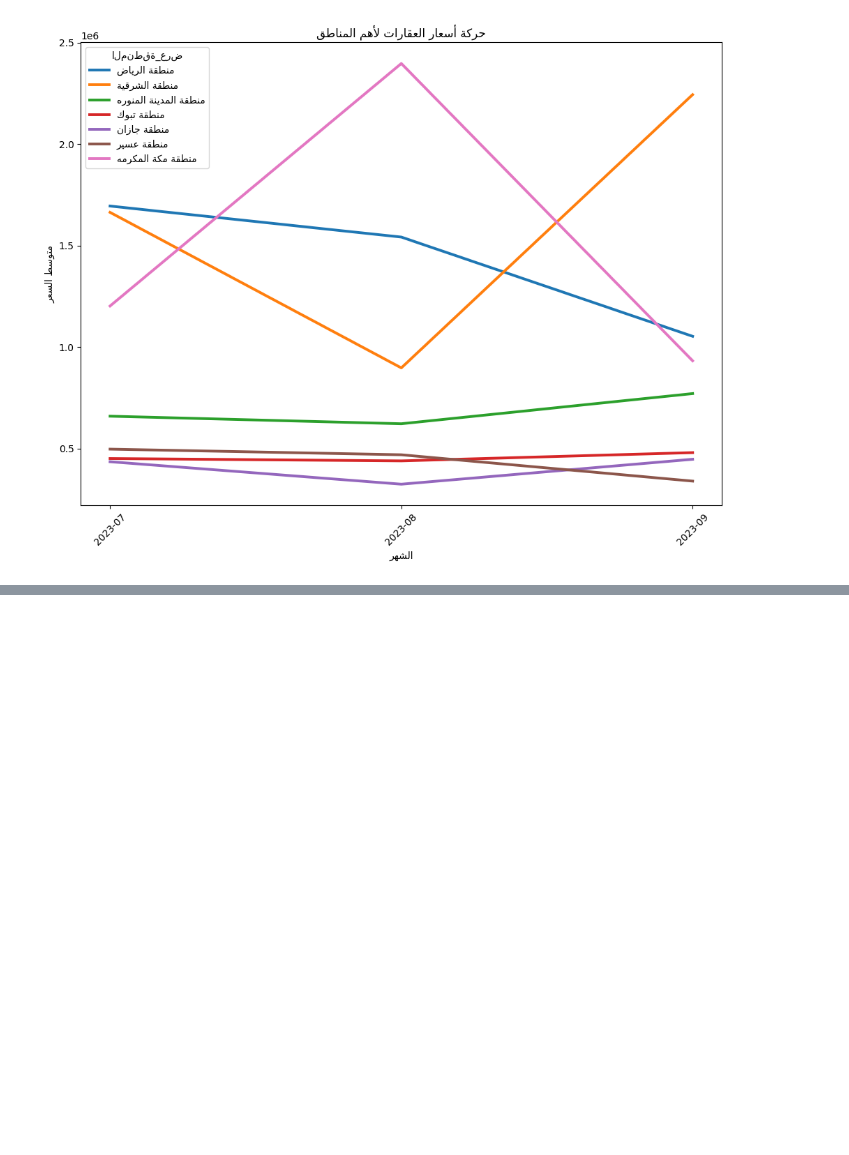
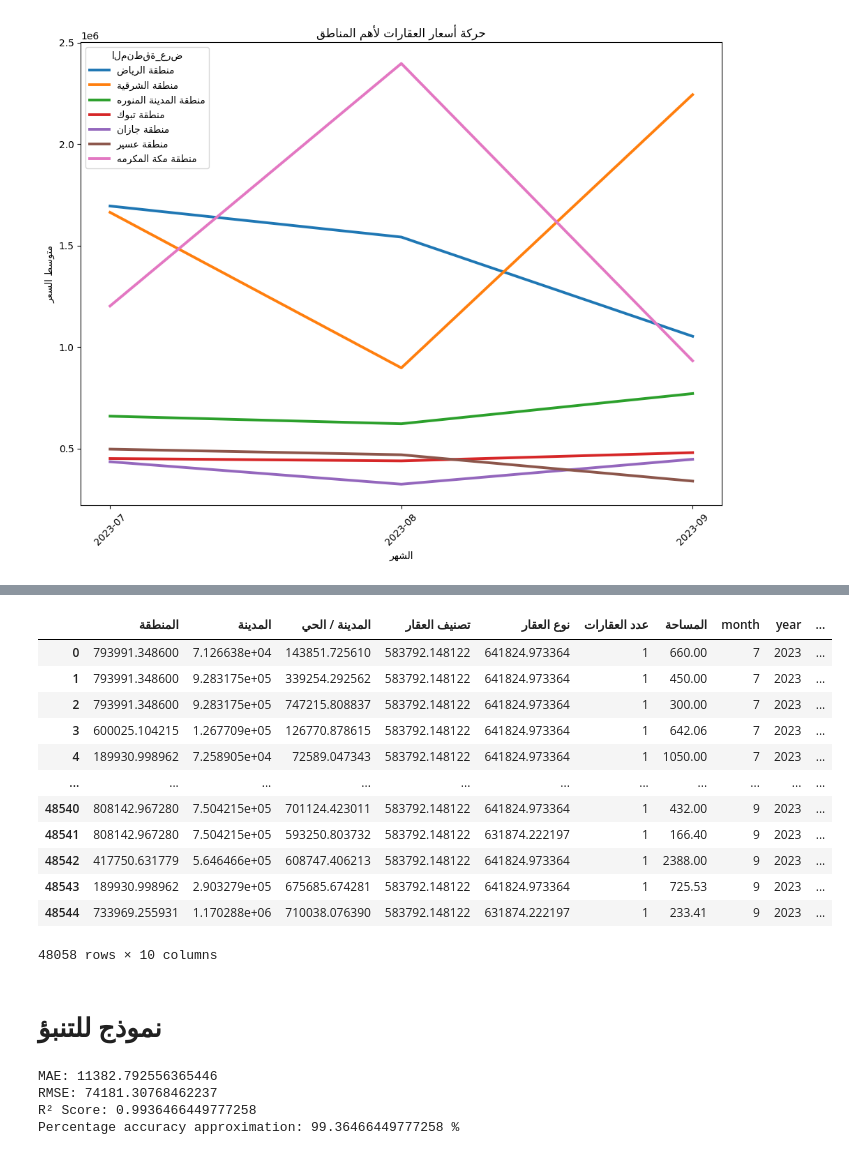
Before and after one commit to asmasw6/Data-Science, a Jupyter notebook: Real_Estate_Price_Trend_Analysis_by_Region_and_City.ipynb, the cells around one changed output, grey strips where cells are left out. Drawn from its saved outputs; the diff is of its cells as text; code cells hidden in the pictures; blank space fills up the shorter version.

```diff
--- a/Real_Estate_Price_Trend_Analysis_by_Region_and_City.ipynb
+++ b/Real_Estate_Price_Trend_Analysis_by_Region_and_City.ipynb
@@ -279,0 +282,2 @@ plt.show()
+# %%
+df.drop(columns=['الرقم المرجعي للصفقة'], inplace=True)
@@ -279,0 +302,11 @@ plt.show()
+# %%
+q_low = df['السعر'].quantile(0.01)
+q_high = df['السعر'].quantile(0.99)
+df = df[(df['السعر'] >= q_low) & (df['السعر'] <= q_high)]
+
+df['تاريخ الصفقة ميلادي'] = pd.to_datetime(df['تاريخ الصفقة ميلادي'])
+df['year'] = df['تاريخ الصفقة ميلادي'].dt.year
+df['month'] = df['تاريخ الصفقة ميلادي'].dt.month
+
+df.drop(columns=['تاريخ الصفقة ميلادي'], inplace=True)
+df.drop(columns=['تاريخ الصفقة هجري'], inplace=True)
@@ -279,0 +331,4 @@ plt.show()
+# %%
+# السعر لكل متر
+df.drop(df[df['المساحة'] <= 0].index, inplace=True)
+df['price_per_sqm'] = df['السعر'] / df['المساحة']
@@ -279,0 +368,17 @@ plt.show()
+# %%
+import category_encoders as ce
+
+categorical_cols = [
+    'المنطقة',
+    'المدينة',
+    'المدينة / الحي',
+    'تصنيف العقار',
+    'نوع العقار'
+]
+
+encoder = ce.TargetEncoder(cols=categorical_cols)
+
+X = df.drop('السعر', axis=1)
+y = df['السعر']
+
+X_encoded = encoder.fit_transform(X, y)
@@ -279,0 +400,18 @@ plt.show()
+# %%
+X_encoded
+# %% [output]
+|  | المنطقة | المدينة | المدينة / الحي | تصنيف العقار | نوع العقار | عدد العقارات | المساحة | month | year | ... |
+| 0 | 793991.348600 | 7.126638e+04 | 143851.725610 | 583792.148122 | 641824.973364 | 1 | 660.00 | 7 | 2023 | ... |
+| 1 | 793991.348600 | 9.283175e+05 | 339254.292562 | 583792.148122 | 641824.973364 | 1 | 450.00 | 7 | 2023 | ... |
+| 2 | 793991.348600 | 9.283175e+05 | 747215.808837 | 583792.148122 | 641824.973364 | 1 | 300.00 | 7 | 2023 | ... |
+| 3 | 600025.104215 | 1.267709e+05 | 126770.878615 | 583792.148122 | 641824.973364 | 1 | 642.06 | 7 | 2023 | ... |
+| 4 | 189930.998962 | 7.258905e+04 | 72589.047343 | 583792.148122 | 641824.973364 | 1 | 1050.00 | 7 | 2023 | ... |
+| ... | ... | ... | ... | ... | ... | ... | ... | ... | ... | ... |
+| 48540 | 808142.967280 | 7.504215e+05 | 701124.423011 | 583792.148122 | 641824.973364 | 1 | 432.00 | 9 | 2023 | ... |
+| 48541 | 808142.967280 | 7.504215e+05 | 593250.803732 | 583792.148122 | 631874.222197 | 1 | 166.40 | 9 | 2023 | ... |
+| 48542 | 417750.631779 | 5.646466e+05 | 608747.406213 | 583792.148122 | 641824.973364 | 1 | 2388.00 | 9 | 2023 | ... |
+| 48543 | 189930.998962 | 2.903279e+05 | 675685.674281 | 583792.148122 | 641824.973364 | 1 | 725.53 | 9 | 2023 | ... |
+| 48544 | 733969.255931 | 1.170288e+06 | 710038.076390 | 583792.148122 | 631874.222197 | 1 | 233.41 | 9 | 2023 | ... |
+48058 rows × 10 columns
+# %% [markdown]
+# نموذج للتنبؤ
@@ -279,0 +440,18 @@ plt.show()
+# %%
+from sklearn.metrics import mean_absolute_error, mean_squared_error, r2_score
+import numpy as np
+
+mae = mean_absolute_error(y_test, y_pred_rf)
+rmse = np.sqrt(mean_squared_error(y_test, y_pred_rf))
+
+print('MAE:', mae)
+print('RMSE:', rmse)
+
+r2 = r2_score(y_test, y_pred_rf)
+print('R² Score:', r2)
+print('Percentage accuracy approximation:', r2*100, '%')
+# %% [output]
+MAE: 11382.792556365446
+RMSE: 74181.30768462237
+R² Score: 0.9936466449777258
+Percentage accuracy approximation: 99.36466449777258 %
```
Also changed, not shown: parts of 10 cells of this notebook.
